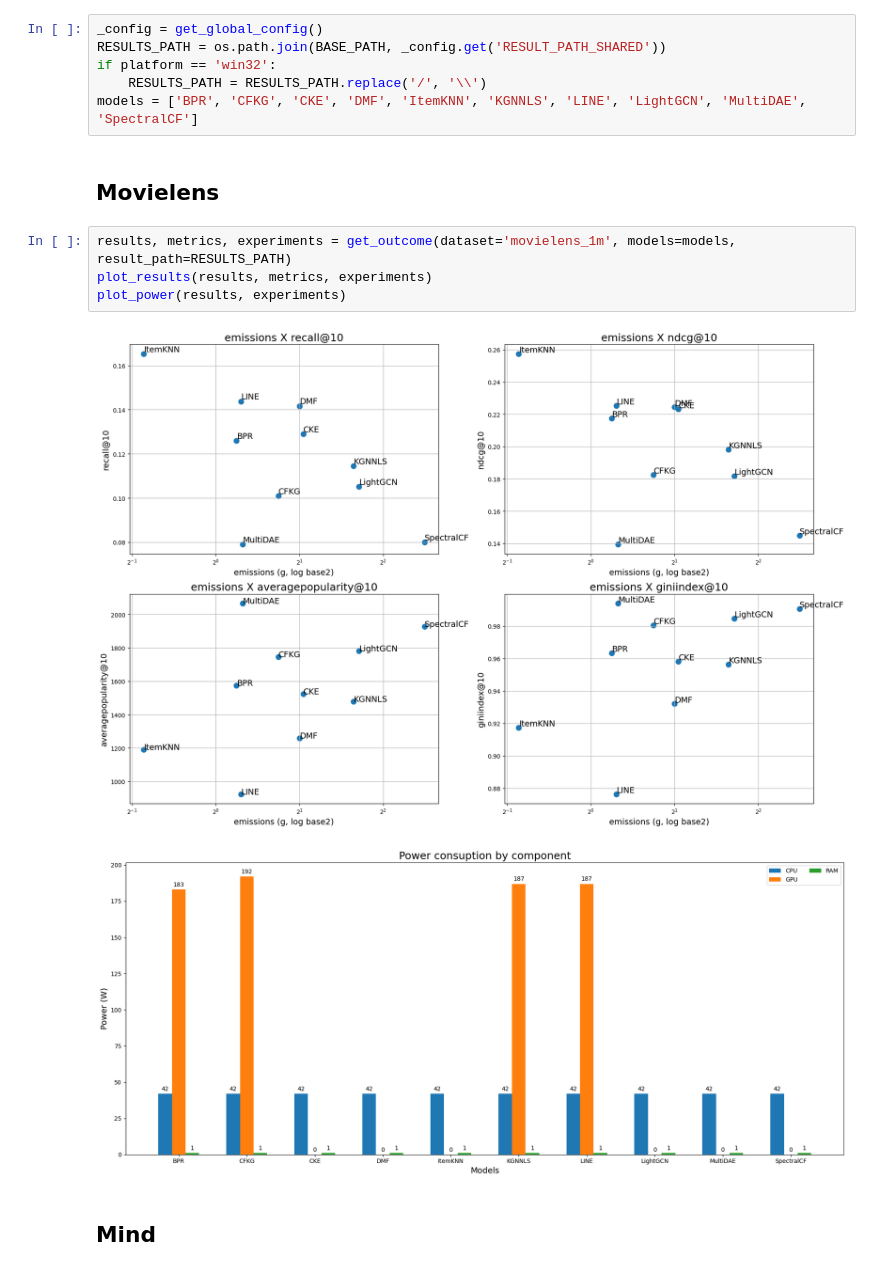
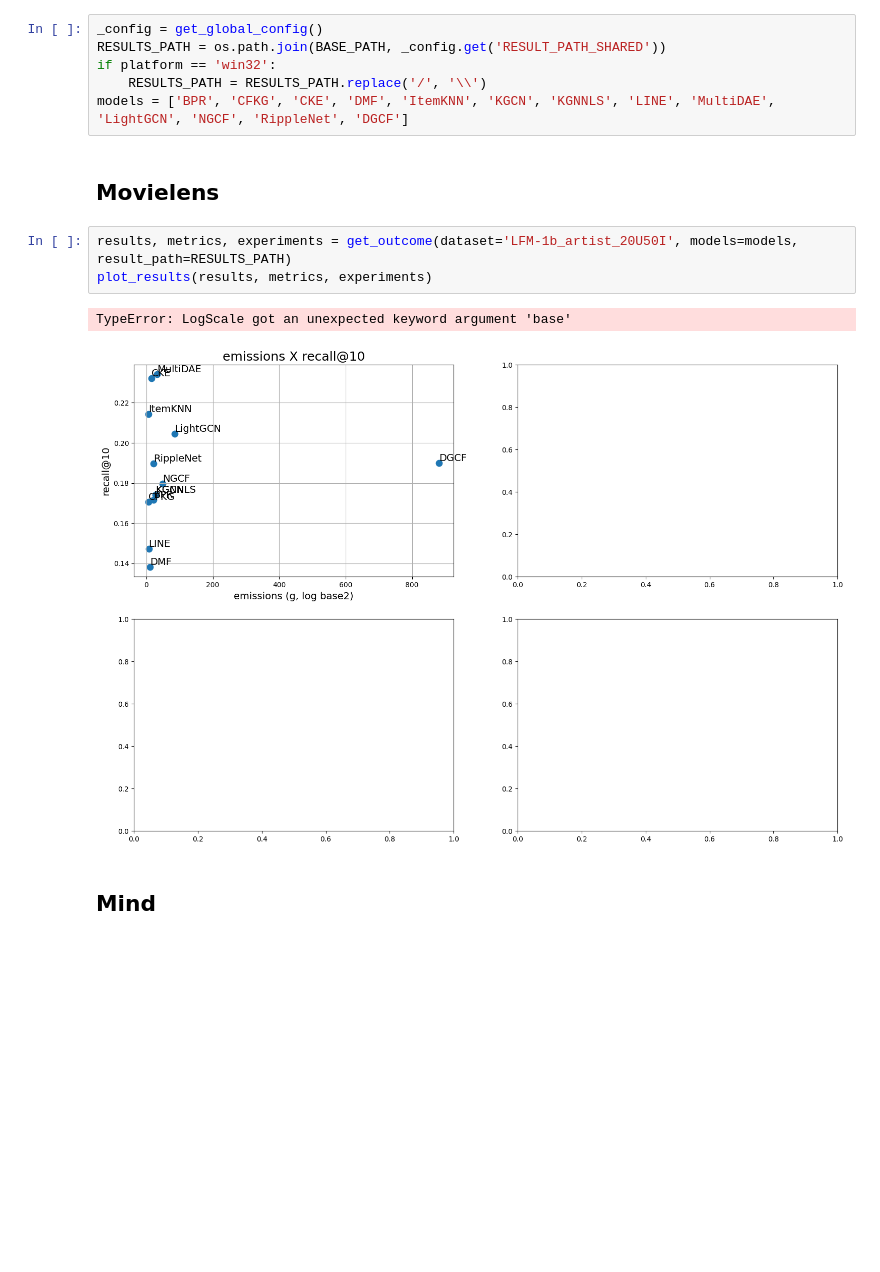
Before and after one commit to Fonty02/Tesi, a Jupyter notebook: notebooks/defaults-results.ipynb, the cells around one changed output. Drawn from its saved outputs; the diff is of its cells as text; blank space fills up the shorter version.

```diff
--- a/notebooks/defaults-results.ipynb
+++ b/notebooks/defaults-results.ipynb
@@ -14,16 +14,15 @@ _config = get_global_config()
 RESULTS_PATH = os.path.join(BASE_PATH, _config.get('RESULT_PATH_SHARED'))
 if platform == 'win32':
 	RESULTS_PATH = RESULTS_PATH.replace('/', '\\')
-models = ['BPR', 'CFKG', 'CKE', 'DMF', 'ItemKNN', 'KGNNLS', 'LINE', 'LightGCN', 'MultiDAE', 'SpectralCF']
+models = ['BPR', 'CFKG', 'CKE', 'DMF', 'ItemKNN', 'KGCN', 'KGNNLS', 'LINE', 'MultiDAE', 'LightGCN', 'NGCF', 'RippleNet', 'DGCF']
 # %% [markdown]
 ## Movielens
 # %%
-results, metrics, experiments = get_outcome(dataset='movielens_1m', models=models, result_path=RESULTS_PATH)
+results, metrics, experiments = get_outcome(dataset='LFM-1b_artist_20U50I', models=models, result_path=RESULTS_PATH)
 plot_results(results, metrics, experiments)
-plot_power(results, experiments)
 # %% [output]
+TypeError: LogScale got an unexpected keyword argument 'base'
-[figure, old version]
+[figure, new version]
-[figure, removed]
 # %% [markdown]
 ## Mind
 # %%
```
Also changed, not shown: parts of 2 cells of this notebook, 51 other files.
